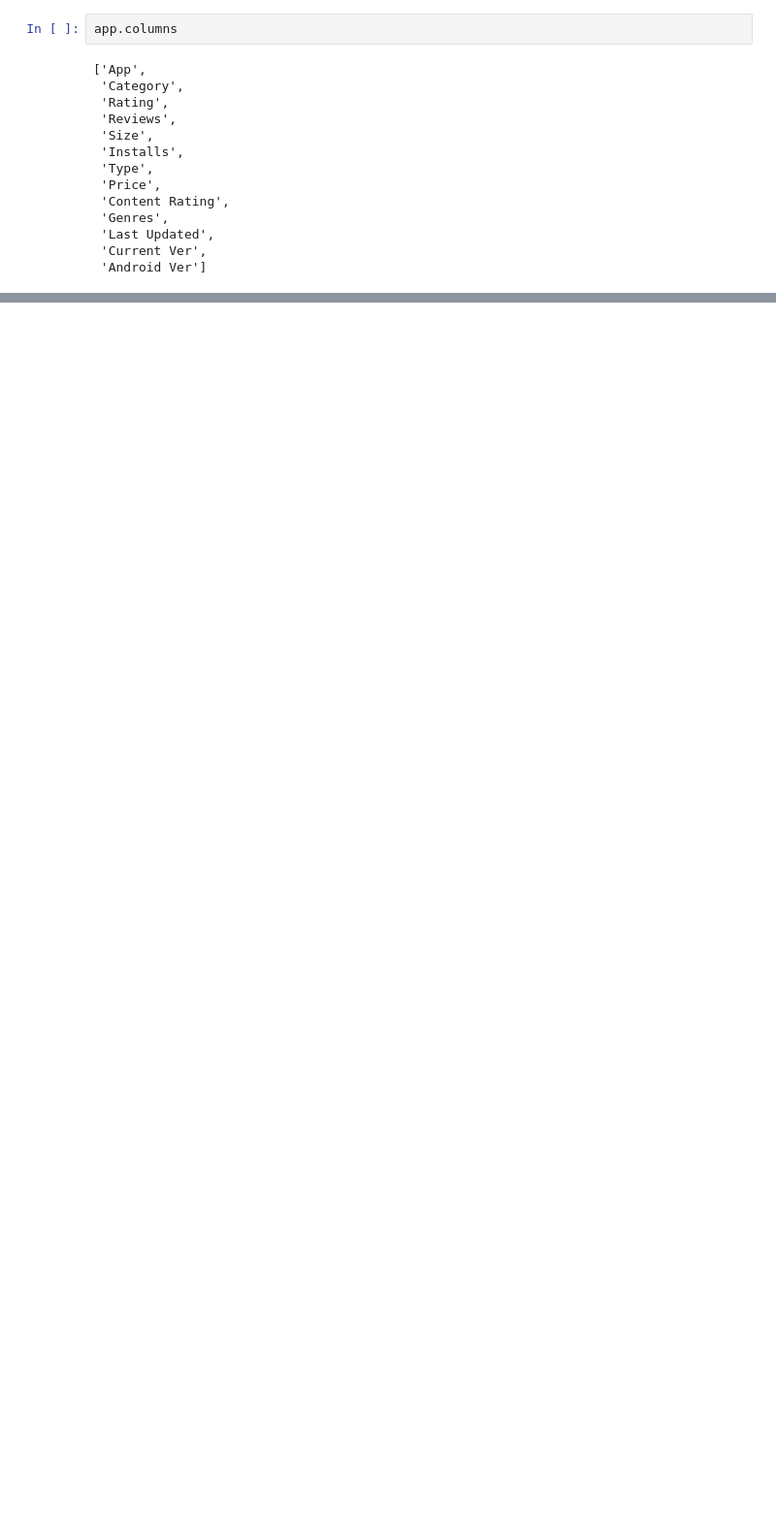
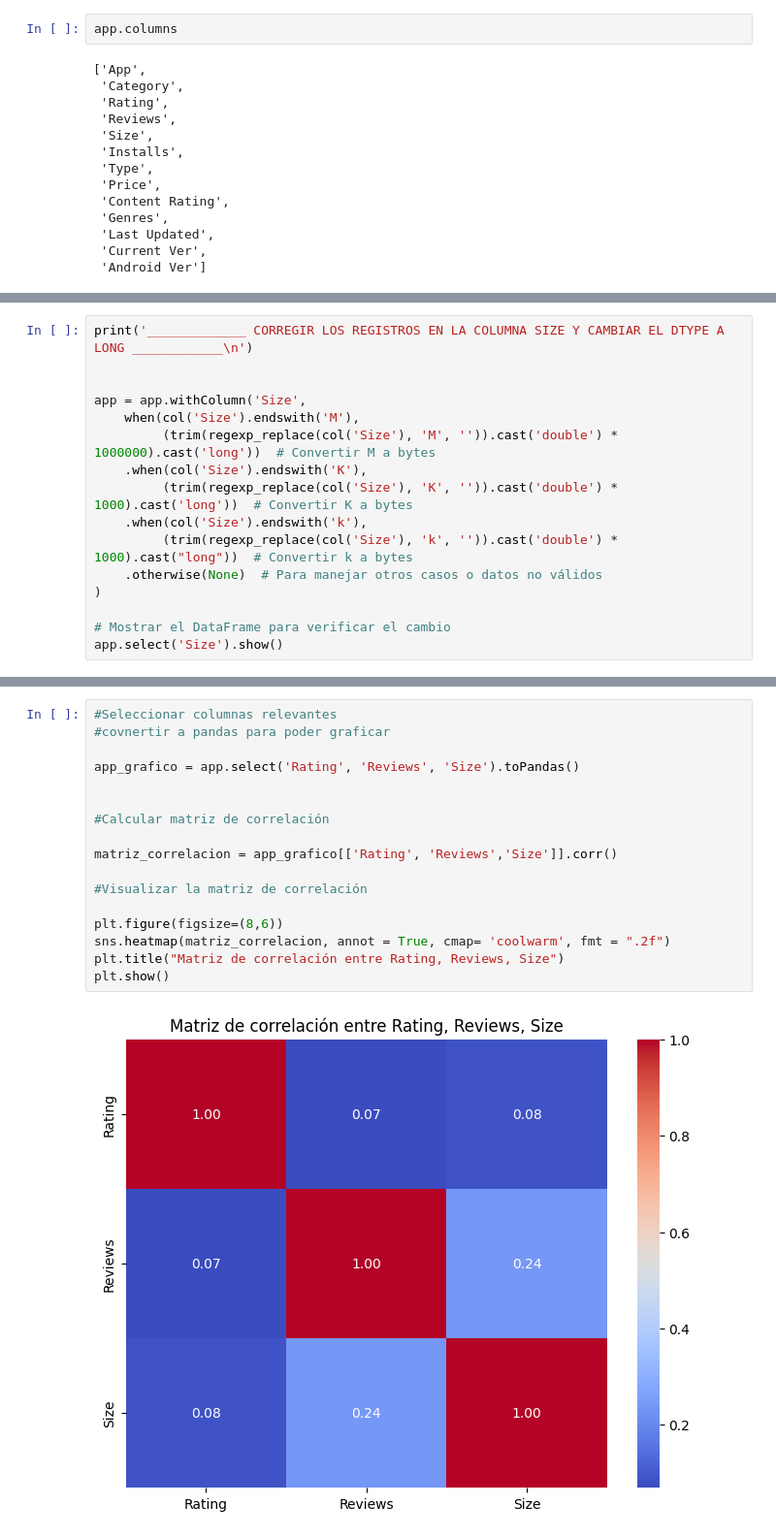
Before and after one commit to FrancaTortaroloo/etl-con-pyspark, a Jupyter notebook: .git ignore/etl-pyspark.ipynb, the cells around one changed output, grey strips where cells are left out. Shown at 97% size. Saved outputs shown, nothing was run; the diff lists cells and outputs as text; blank space fills up the shorter version.

Commit message:
graficos y analisis estadistico

```diff
--- a/.git ignore/etl-pyspark.ipynb
+++ b/.git ignore/etl-pyspark.ipynb
@@ -400,0 +469,16 @@ app.columns
+# %%
+print('_____________ CORREGIR LOS REGISTROS EN LA COLUMNA SIZE Y CAMBIAR EL DTYPE A LONG ____________\n')
+
+
+app = app.withColumn('Size',
+    when(col('Size').endswith('M'),
+         (trim(regexp_replace(col('Size'), 'M', '')).cast('double') * 1000000).cast('long'))  # Convertir M a bytes
+    .when(col('Size').endswith('K'),
+         (trim(regexp_replace(col('Size'), 'K', '')).cast('double') * 1000).cast('long'))  # Convertir K a bytes
+    .when(col('Size').endswith('k'),
+         (trim(regexp_replace(col('Size'), 'k', '')).cast('double') * 1000).cast("long"))  # Convertir k a bytes
+    .otherwise(None)  # Para manejar otros casos o datos no válidos
+)
+
+# Mostrar el DataFrame para verificar el cambio
+app.select('Size').show()
@@ -400,0 +503,19 @@ app.columns
+# %%
+#Seleccionar columnas relevantes
+#covnertir a pandas para poder graficar
+
+app_grafico = app.select('Rating', 'Reviews', 'Size').toPandas()
+
+
+#Calcular matriz de correlación
+
+matriz_correlacion = app_grafico[['Rating', 'Reviews','Size']].corr()
+
+#Visualizar la matriz de correlación
+
+plt.figure(figsize=(8,6))
+sns.heatmap(matriz_correlacion, annot = True, cmap= 'coolwarm', fmt = ".2f")
+plt.title("Matriz de correlación entre Rating, Reviews, Size")
+plt.show()
+# %% [output]
+[figure, added]
```
Also changed, not shown: parts of 8 cells of this notebook, 3 other files.
